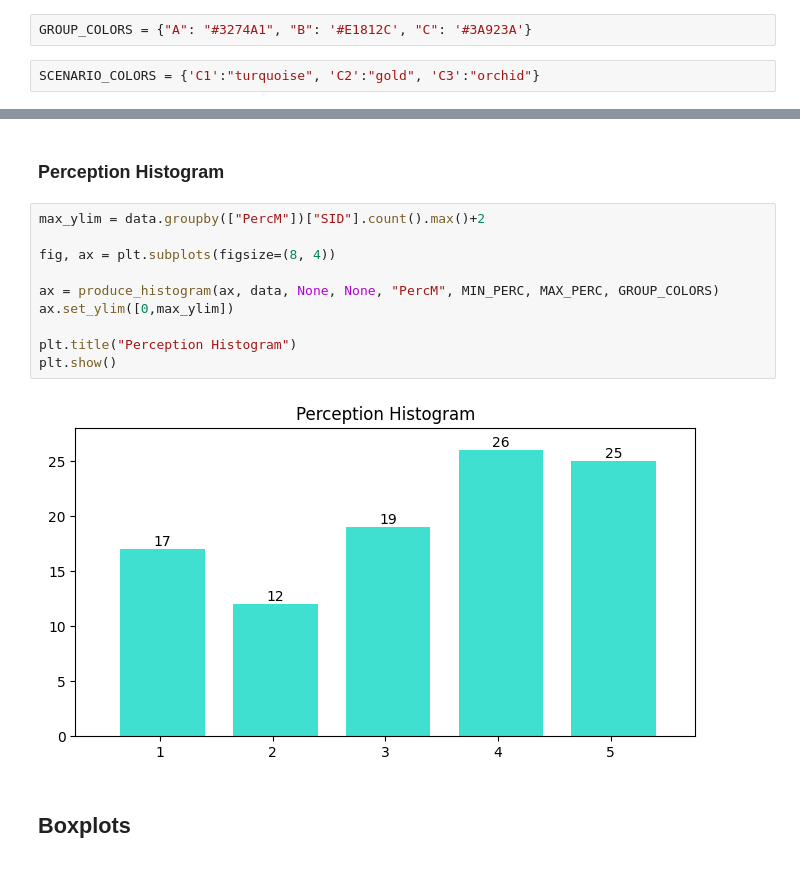
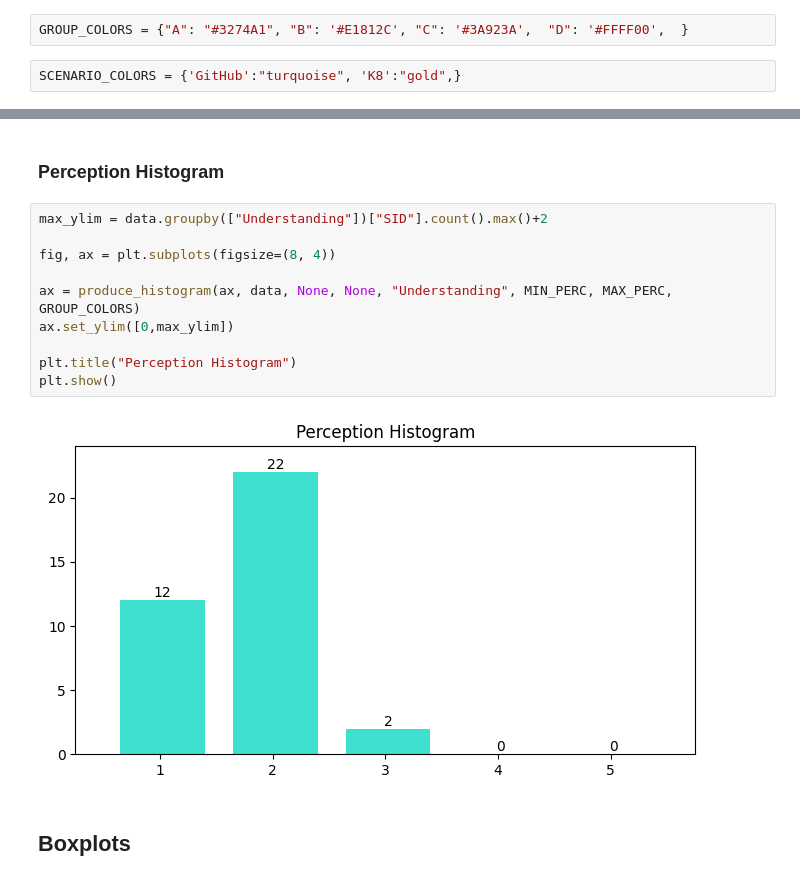
Before and after one commit to yoBoyio/E4_SEM, a Jupyter notebook: Colab_Template.ipynb, the cells around one changed output, grey strips where cells are left out. Cells and saved outputs as stored; diff of their text form.

```diff
--- a/Colab_Template.ipynb
+++ b/Colab_Template.ipynb
@@ -41,9 +41,9 @@ MAX_INTERV2 = 20
 MIN_PERC = 1
 MAX_PERC = 5
 # %%
-GROUP_COLORS = {"A": "#3274A1", "B": '#E1812C', "C": '#3A923A'}
+GROUP_COLORS = {"A": "#3274A1", "B": '#E1812C', "C": '#3A923A',  "D": '#FFFF00',  }
 # %%
-SCENARIO_COLORS = {'C1':"turquoise", 'C2':"gold", 'C3':"orchid"}
+SCENARIO_COLORS = {'GitHub':"turquoise", 'K8':"gold",}
 # %% [markdown]
 # Demographic Analysis
 # %% [markdown]
@@ -200,17 +200,17 @@ plt.show()
 # %% [markdown]
 ### Perception Histogram
 # %%
-max_ylim = data.groupby(["PercM"])["SID"].count().max()+2
+max_ylim = data.groupby(["Understanding"])["SID"].count().max()+2
 
 fig, ax = plt.subplots(figsize=(8, 4))
 
-ax = produce_histogram(ax, data, None, None, "PercM", MIN_PERC, MAX_PERC, GROUP_COLORS)
+ax = produce_histogram(ax, data, None, None, "Understanding", MIN_PERC, MAX_PERC, GROUP_COLORS)
 ax.set_ylim([0,max_ylim])
 
 plt.title("Perception Histogram")
 plt.show()
 # %% [output]
-[figure, old version]
+[figure, new version]
 # %% [markdown]
 ## Boxplots
 # %% [markdown]
```
Also changed, not shown: parts of 7 cells of this notebook, 1 other file.
